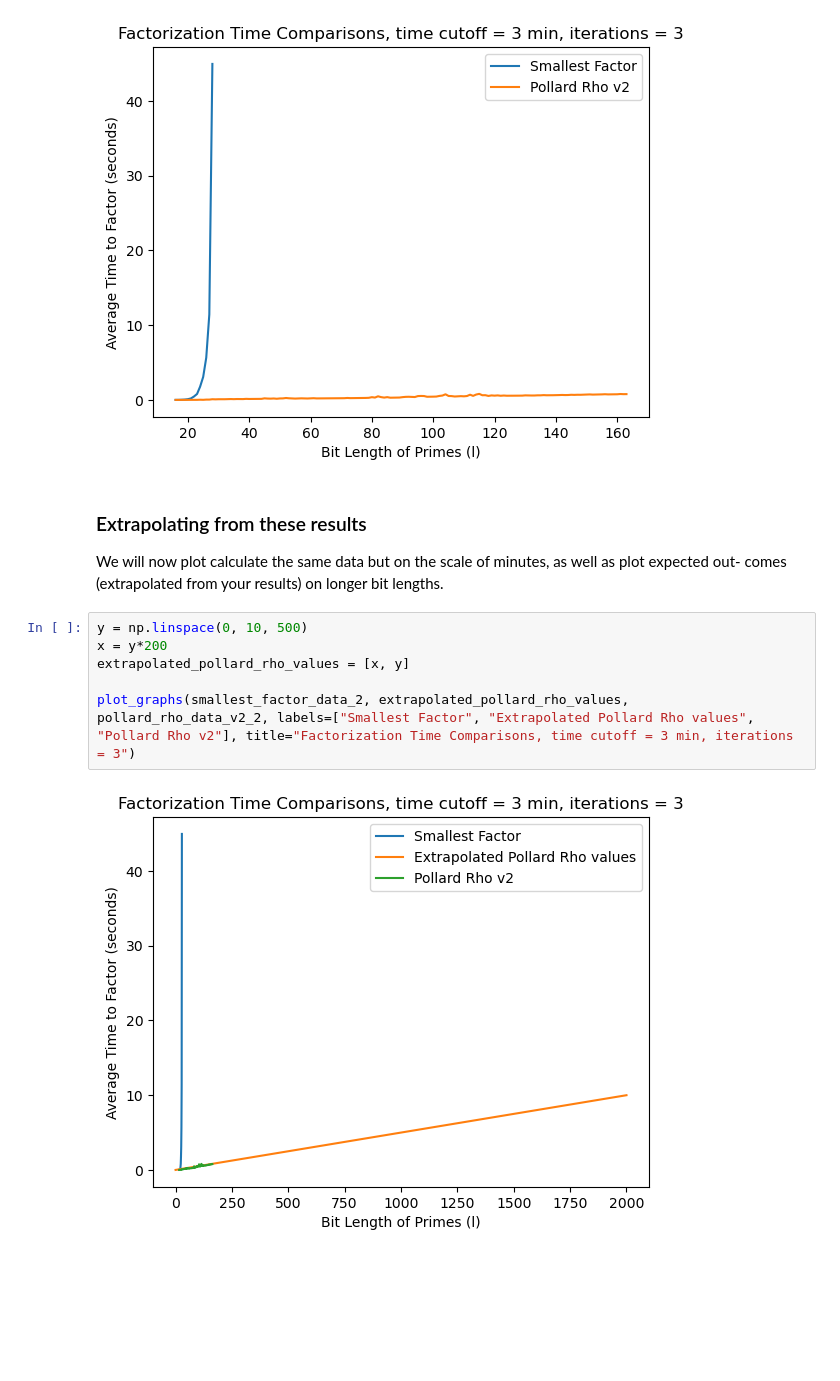
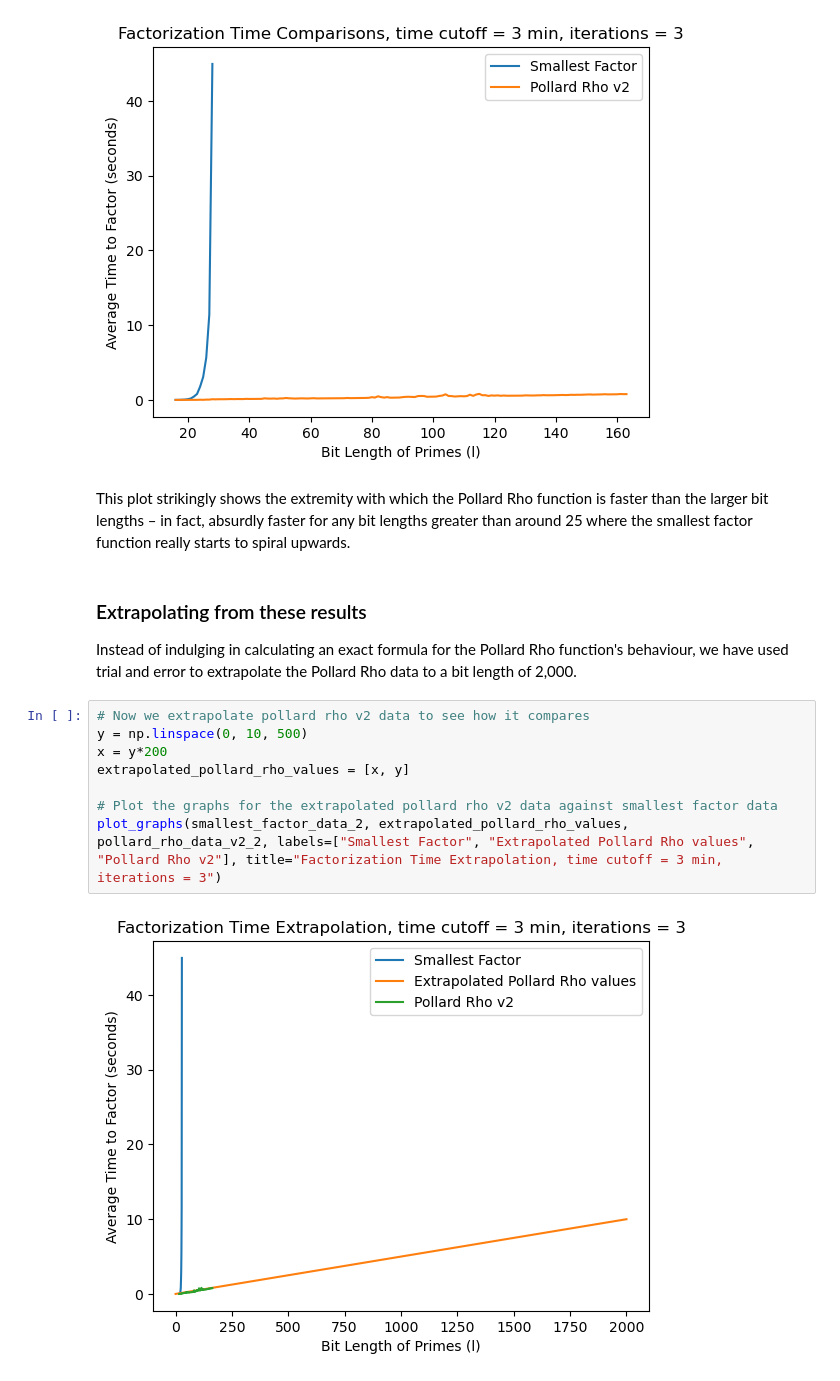
Before and after one commit to MattPygottCode/Group3, a Jupyter notebook: Hybrid Cryptography.ipynb, the cells around one changed output. Drawn from its saved outputs; the diff is of its cells as text; blank space fills up the shorter version.

```diff
--- a/Hybrid Cryptography.ipynb
+++ b/Hybrid Cryptography.ipynb
@@ -1286,16 +1294,20 @@ pollard_rho_data_v2_2 = data["pollard_rho_data_v2_2"]
 plot_graphs(smallest_factor_data_2, pollard_rho_data_v2_2, labels=["Smallest Factor", "Pollard Rho v2"], title="Factorization Time Comparisons, time cutoff = 3 min, iterations = 3")
 # %% [output]
 [figure]
+# %% [markdown]
+This plot strikingly shows the extremity with which the Pollard Rho function is faster than the larger bit lengths – in fact, absurdly faster for any bit lengths greater than around 25 where the smallest factor function really starts to spiral upwards.
 # %% [markdown]
 ### Extrapolating from these results
 
-We will now plot calculate the same data but on the scale of minutes, as well as plot expected out- comes (extrapolated from your results) on longer bit lengths.
+Instead of indulging in calculating an exact formula for the Pollard Rho function's behaviour, we have used trial and error to extrapolate the Pollard Rho data to a bit length of 2,000.
 # %%
+# Now we extrapolate pollard rho v2 data to see how it compares
 y = np.linspace(0, 10, 500)
 x = y*200
 extrapolated_pollard_rho_values = [x, y]
 
-plot_graphs(smallest_factor_data_2, extrapolated_pollard_rho_values, pollard_rho_data_v2_2, labels=["Smallest Factor", "Extrapolated Pollard Rho values", "Pollard Rho v2"], title="Factorization Time Comparisons, time cutoff = 3 min, iterations = 3")
+# Plot the graphs for the extrapolated pollard rho v2 data against smallest factor data
+plot_graphs(smallest_factor_data_2, extrapolated_pollard_rho_values, pollard_rho_data_v2_2, labels=["Smallest Factor", "Extrapolated Pollard Rho values", "Pollard Rho v2"], title="Factorization Time Extrapolation, time cutoff = 3 min, iterations = 3")
 # %% [output]
-[figure, old version]
+[figure, new version]
 # %% [markdown]
```
Also changed, not shown: parts of 29 cells of this notebook.
